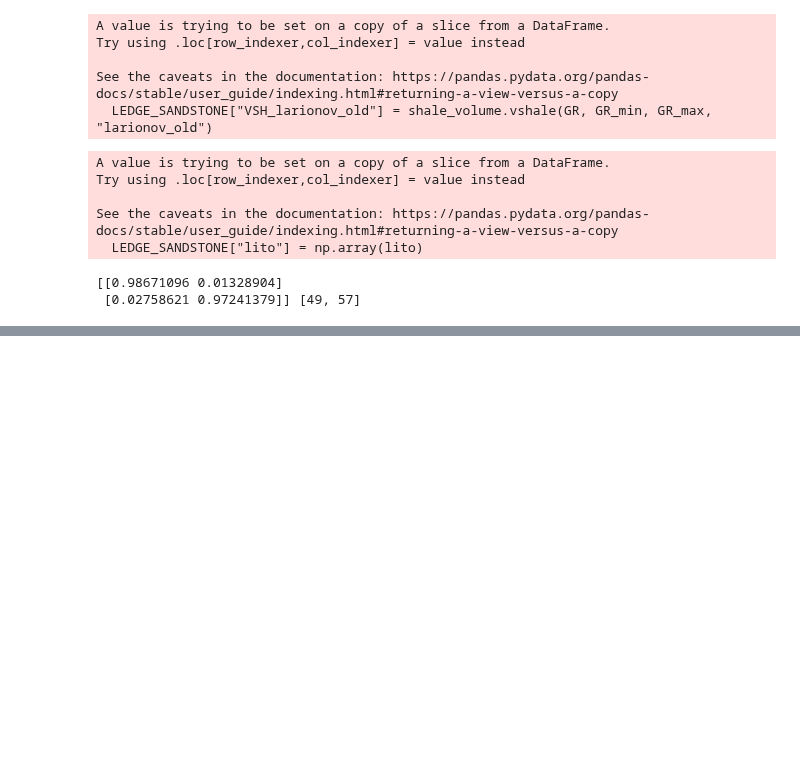
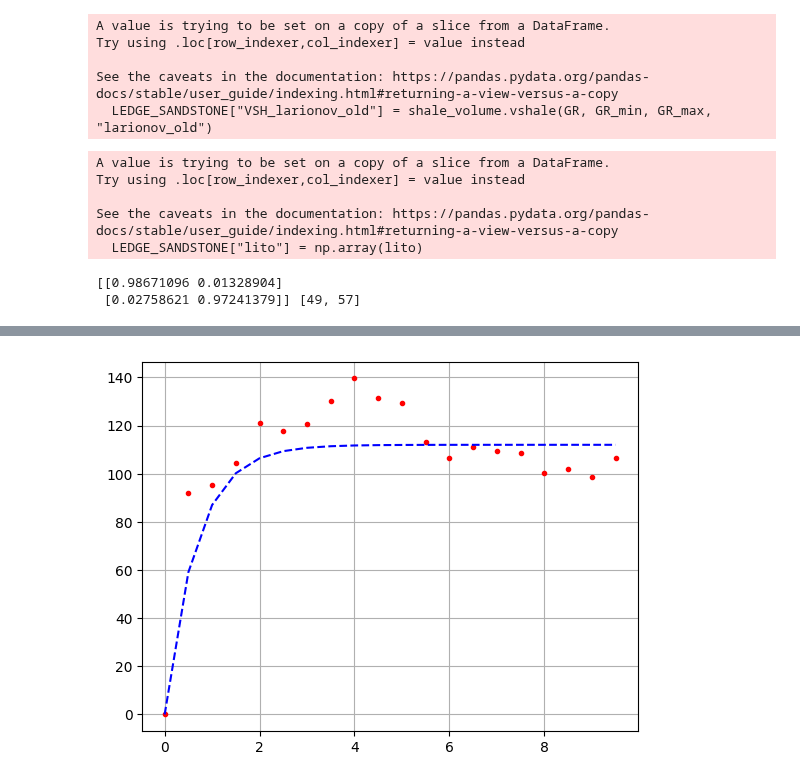
Before and after one commit to giecaruff/stoneforge, a Jupyter notebook: examples/pseudo_wells.ipynb, the cells around one changed output, grey strips where cells are left out. Cells and saved outputs as stored; diff of their text form; code cells hidden in the pictures; blank space fills up the shorter version.

```diff
--- a/examples/pseudo_wells.ipynb
+++ b/examples/pseudo_wells.ipynb
@@ -107,0 +131,10 @@ lito_s = lithology_generator.simple(markov_chain=M,sampling=1001,lithology_code=
+# %%
+gm,dt = pseudo_tools.gamma_calc(dif_GR,depth,step=20)
+
+var = monte_carlo_simulations.exponential_variogram_model(distance = dt, correlation_length =2, sill=112)
+
+plt.plot(dt,gm,'r.')
+plt.plot(dt,var,'b--')
+plt.grid()
+# %% [output]
+[figure, added]
```
Also changed, not shown: parts of 6 cells of this notebook, 10 other files.
